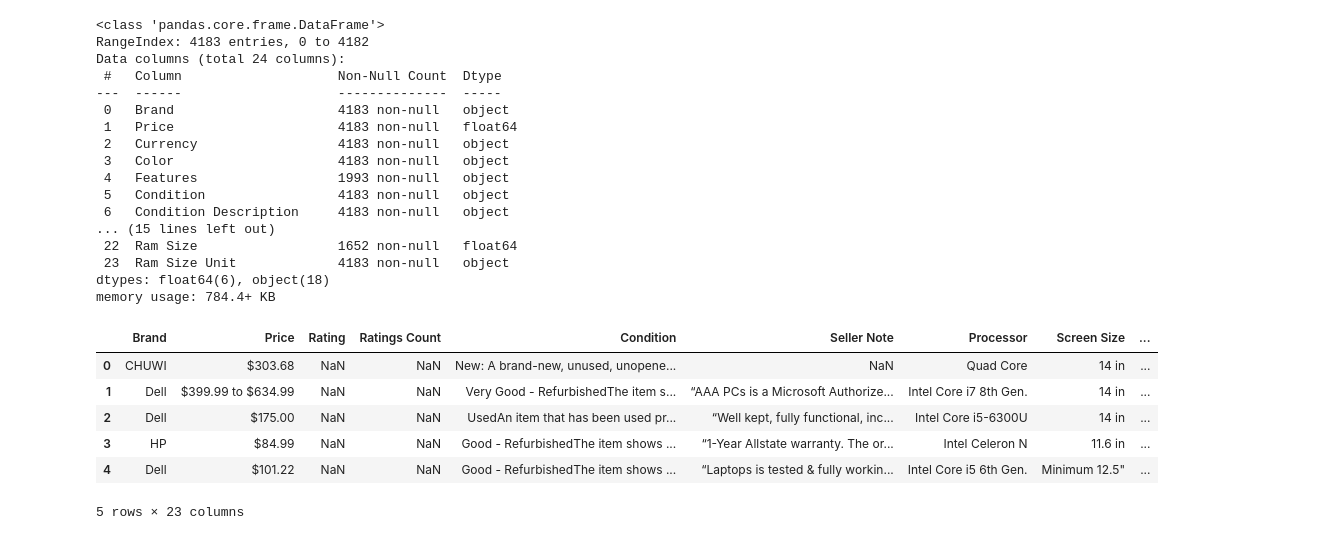
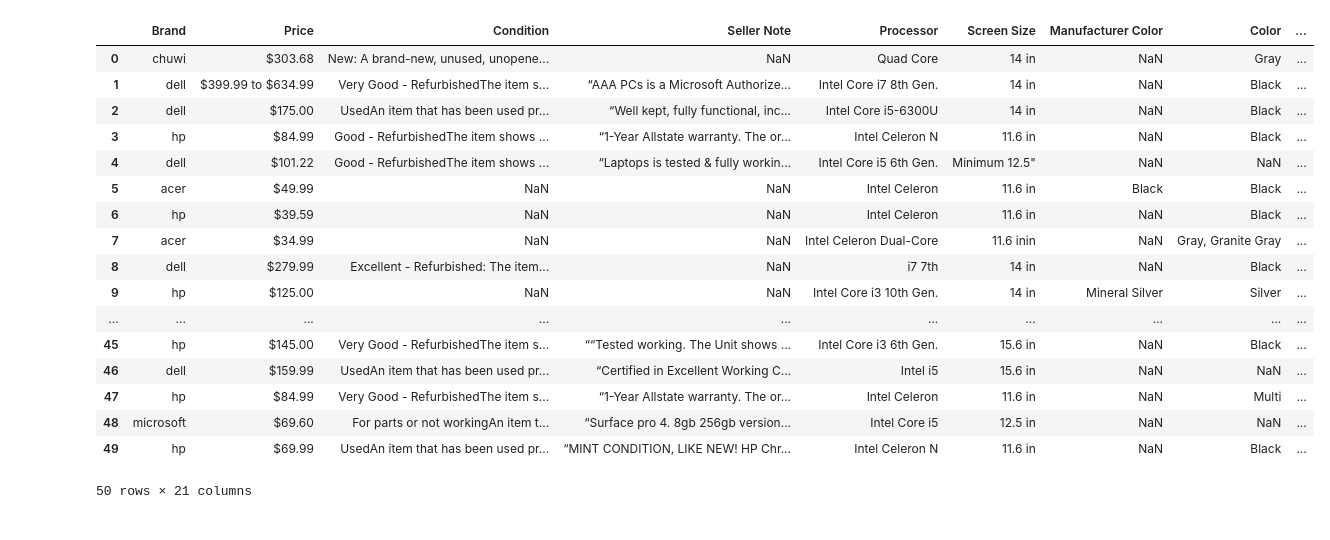
Before and after one commit to bssbrit/laptopsData, a Jupyter notebook: script.ipynb, the cells around one changed output. Drawn from its saved outputs; the diff is of its cells as text; code cells hidden in the pictures.

Commit message:
did some cleaning with the date

```diff
--- a/script.ipynb
+++ b/script.ipynb
@@ -26,30 +6,28 @@ memory usage: 1.2+ MB
-# %%
-cleanNoteData.info()
-# %% [output]
-<class 'pandas.core.frame.DataFrame'>
-RangeIndex: 4183 entries, 0 to 4182
-Data columns (total 24 columns):
- #   Column                    Non-Null Count  Dtype
----  ------                    --------------  -----
- 0   Brand                     4183 non-null   object
- 1   Price                     4183 non-null   float64
- 2   Currency                  4183 non-null   object
- 3   Color                     4183 non-null   object
- 4   Features                  1993 non-null   object
- 5   Condition                 4183 non-null   object
- 6   Condition Description     4183 non-null   object
-... (15 lines left out)
- 22  Ram Size                  1652 non-null   float64
- 23  Ram Size Unit             4183 non-null   object
-dtypes: float64(6), object(18)
-memory usage: 784.4+ KB
+# %%
+
+noteData.drop_duplicates(inplace = True)
+# %%
+noteData.drop(columns = ['Rating', 'Ratings Count'], inplace = True)
+# %%
+noteData['Brand'] = noteData['Brand'].str.lower()
 # %%
-noteData.head()
+noteData.head(50)
 # %% [output]
-|  | Brand | Price | Rating | Ratings Count | Condition | Seller Note | Processor | Screen Size | ... |
-| 0 | CHUWI | $303.68 | NaN | NaN | New: A brand-new, unused, unopene... | NaN | Quad Core | 14 in | ... |
-| 1 | Dell | $399.99 to $634.99 | NaN | NaN | Very Good - RefurbishedThe item s... | “AAA PCs is a Microsoft Authorize... | Intel Core i7 8th Gen. | 14 in | ... |
-| 2 | Dell | $175.00 | NaN | NaN | UsedAn item that has been used pr... | “Well kept, fully functional, inc... | Intel Core i5-6300U | 14 in | ... |
-| 3 | HP | $84.99 | NaN | NaN | Good - RefurbishedThe item shows ... | “1-Year Allstate warranty. The or... | Intel Celeron N | 11.6 in | ... |
-| 4 | Dell | $101.22 | NaN | NaN | Good - RefurbishedThe item shows ... | “Laptops is tested & fully workin... | Intel Core i5 6th Gen. | Minimum 12.5" | ... |
+|  | Brand | Price | Condition | Seller Note | Processor | Screen Size | Manufacturer Color | Color | ... |
+| 0 | chuwi | $303.68 | New: A brand-new, unused, unopene... | NaN | Quad Core | 14 in | NaN | Gray | ... |
+| 1 | dell | $399.99 to $634.99 | Very Good - RefurbishedThe item s... | “AAA PCs is a Microsoft Authorize... | Intel Core i7 8th Gen. | 14 in | NaN | Black | ... |
+| 2 | dell | $175.00 | UsedAn item that has been used pr... | “Well kept, fully functional, inc... | Intel Core i5-6300U | 14 in | NaN | Black | ... |
+| 3 | hp | $84.99 | Good - RefurbishedThe item shows ... | “1-Year Allstate warranty. The or... | Intel Celeron N | 11.6 in | NaN | Black | ... |
+| 4 | dell | $101.22 | Good - RefurbishedThe item shows ... | “Laptops is tested & fully workin... | Intel Core i5 6th Gen. | Minimum 12.5" | NaN | NaN | ... |
+| 5 | acer | $49.99 | NaN | NaN | Intel Celeron | 11.6 in | Black | Black | ... |
+| 6 | hp | $39.59 | NaN | NaN | Intel Celeron | 11.6 in | NaN | Black | ... |
+| 7 | acer | $34.99 | NaN | NaN | Intel Celeron Dual-Core | 11.6 inin | NaN | Gray, Granite Gray | ... |
+| 8 | dell | $279.99 | Excellent - Refurbished: The item... | NaN | i7 7th | 14 in | NaN | Black | ... |
+| 9 | hp | $125.00 | NaN | NaN | Intel Core i3 10th Gen. | 14 in | Mineral Silver | Silver | ... |
+| ... | ... | ... | ... | ... | ... | ... | ... | ... | ... |
+| 45 | hp | $145.00 | Very Good - RefurbishedThe item s... | ““Tested working. The Unit shows ... | Intel Core i3 6th Gen. | 15.6 in | NaN | Black | ... |
+| 46 | dell | $159.99 | UsedAn item that has been used pr... | “Certified in Excellent Working C... | Intel i5 | 15.6 in | NaN | NaN | ... |
+| 47 | hp | $84.99 | Very Good - RefurbishedThe item s... | “1-Year Allstate warranty. The or... | Intel Celeron | 11.6 in | NaN | Multi | ... |
+| 48 | microsoft | $69.60 | For parts or not workingAn item t... | “Surface pro 4. 8gb 256gb version... | Intel Core i5 | 12.5 in | NaN | NaN | ... |
+| 49 | hp | $69.99 | UsedAn item that has been used pr... | “MINT CONDITION, LIKE NEW! HP Chr... | Intel Celeron N | 11.6 in | NaN | Black | ... |
-5 rows × 23 columns
+50 rows × 21 columns
```
Also changed, not shown: parts of 9 cells of this notebook.
